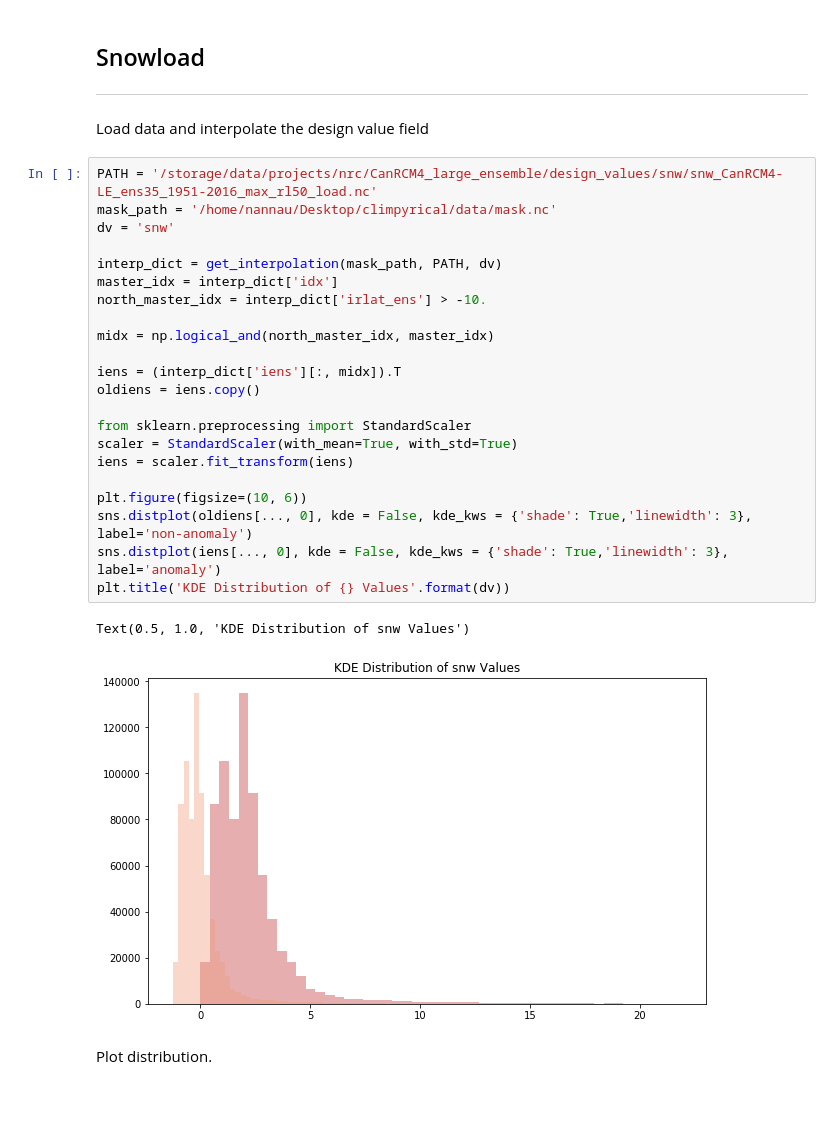
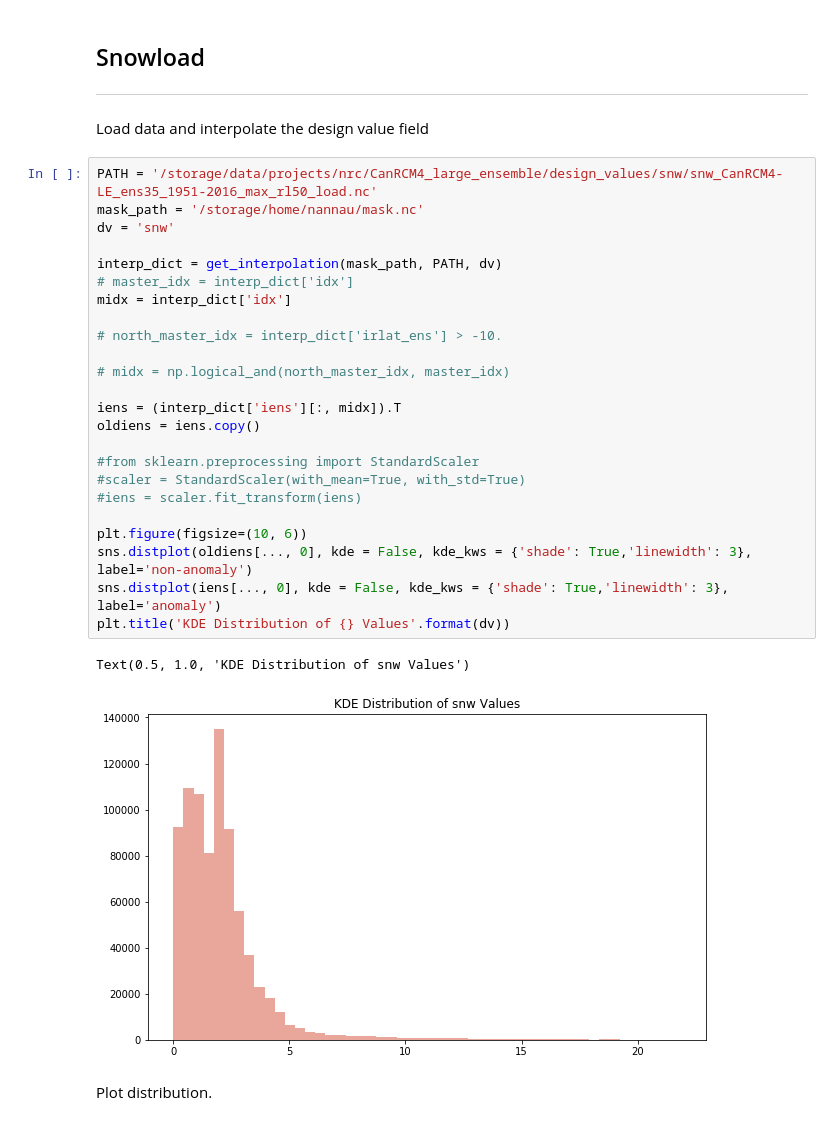
Before and after one commit to pacificclimate/climpyrical, a Jupyter notebook: notebooks/snow.ipynb, the cells around one changed output. Drawn from its saved outputs; the diff is of its cells as text.

Commit message:
Non-snomally, non-standardized, non-domain restricted reconstructions

```diff
--- a/notebooks/snow.ipynb
+++ b/notebooks/snow.ipynb
@@ -27,29 +27,31 @@ import pandas as pd
 Load data and interpolate the design value field
 # %%
 PATH = '/storage/data/projects/nrc/CanRCM4_large_ensemble/design_values/snw/snw_CanRCM4-LE_ens35_1951-2016_max_rl50_load.nc'
-mask_path = '/home/nannau/Desktop/climpyrical/data/mask.nc'
+mask_path = '/storage/home/nannau/mask.nc'
 dv = 'snw'
 
 interp_dict = get_interpolation(mask_path, PATH, dv)
-master_idx = interp_dict['idx']
-north_master_idx = interp_dict['irlat_ens'] > -10.
+# master_idx = interp_dict['idx']
+midx = interp_dict['idx']
 
-midx = np.logical_and(north_master_idx, master_idx)
+# north_master_idx = interp_dict['irlat_ens'] > -10.
+
+# midx = np.logical_and(north_master_idx, master_idx)
 
 iens = (interp_dict['iens'][:, midx]).T
 oldiens = iens.copy()
 
-from sklearn.preprocessing import StandardScaler
-scaler = StandardScaler(with_mean=True, with_std=True)
-iens = scaler.fit_transform(iens)
+#from sklearn.preprocessing import StandardScaler
+#scaler = StandardScaler(with_mean=True, with_std=True)
+#iens = scaler.fit_transform(iens)
 
 plt.figure(figsize=(10, 6))
 sns.distplot(oldiens[..., 0], kde = False, kde_kws = {'shade': True,'linewidth': 3}, label='non-anomaly')
 sns.distplot(iens[..., 0], kde = False, kde_kws = {'shade': True,'linewidth': 3}, label='anomaly')
 plt.title('KDE Distribution of {} Values'.format(dv))
 # %% [output]
 Text(0.5, 1.0, 'KDE Distribution of snw Values')
-[figure, old version]
+[figure, new version]
 # %% [markdown]
 Plot distribution.
 # %% [markdown]
```
Also changed, not shown: parts of 13 cells of this notebook.
